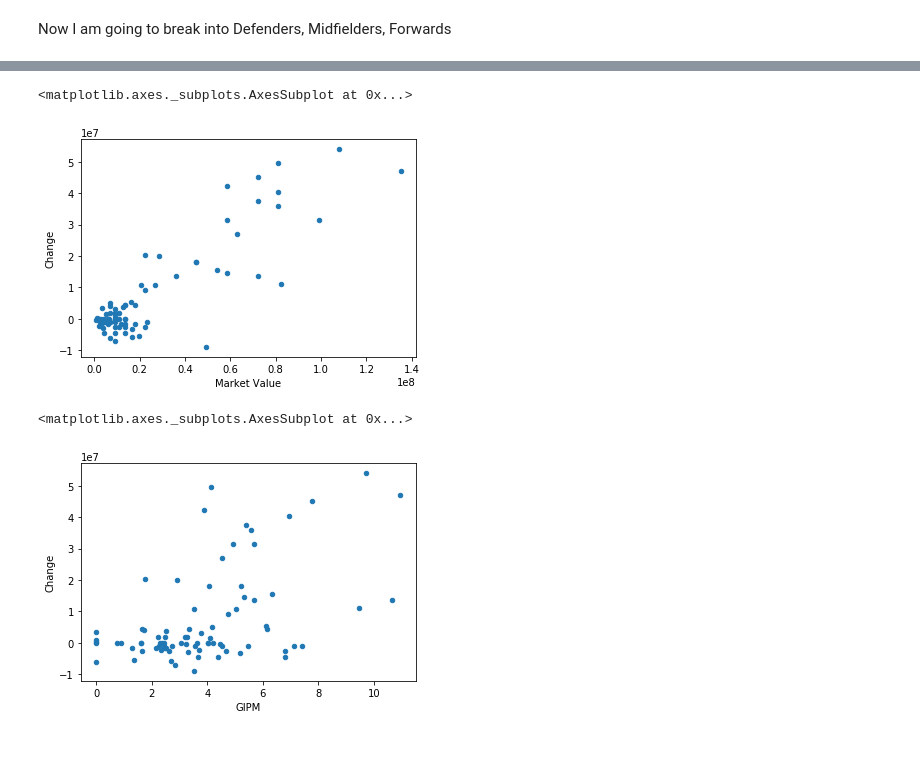
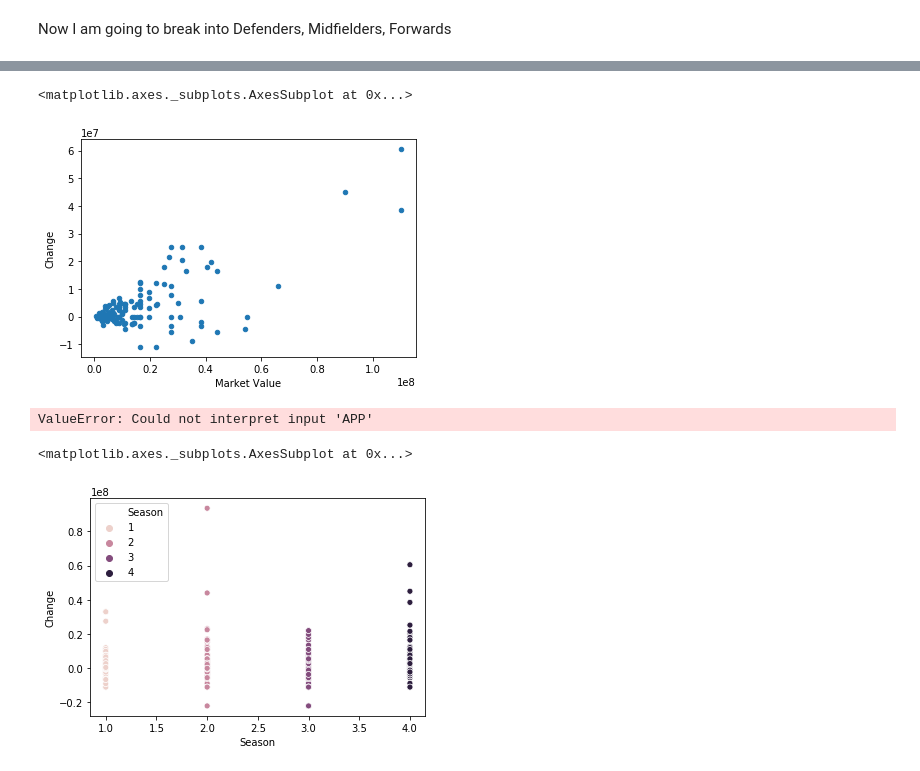
Before and after one commit to Femi-Ogunkola/EPL, a Jupyter notebook: EPL Data Analysis.ipynb, the cells around one changed output, grey strips where cells are left out. Saved outputs shown, nothing was run; the diff lists cells and outputs as text; code cells hidden in the pictures.

```diff
--- a/EPL Data Analysis.ipynb
+++ b/EPL Data Analysis.ipynb
@@ -168,6 +190,6 @@ fwd_season.plot.scatter(x='Goals', y='Change')
 # %%
-fwd_season.plot.scatter(x='Market Value', y='Change')
+mf_season.plot.scatter(x='Market Value', y='Change')
 # %% [output]
 <matplotlib.axes._subplots.AxesSubplot at 0x...>
-[figure, old version]
+[figure, new version]
 # %%
@@ -181,5 +198,0 @@ fwd_season = fwd_season.assign(GIPM = GIPM)
-# %%
-fwd_season.plot.scatter(x='GIPM', y='Change')
-# %% [output]
-<matplotlib.axes._subplots.AxesSubplot at 0x...>
-[figure, removed]
@@ -185,0 +203,9 @@ fwd_season.plot.scatter(x='GIPM', y='Change')
+# %%
+sns.scatterplot(x='APP', y='Change',hue="Season",data=mf)
+# %% [output]
+ValueError: Could not interpret input 'APP'
+# %%
+sns.scatterplot(x='Season', y='Change',hue='Season', data=mf)
+# %% [output]
+<matplotlib.axes._subplots.AxesSubplot at 0x...>
+[figure, added]
```
Also changed, not shown: parts of 12 cells of this notebook.
